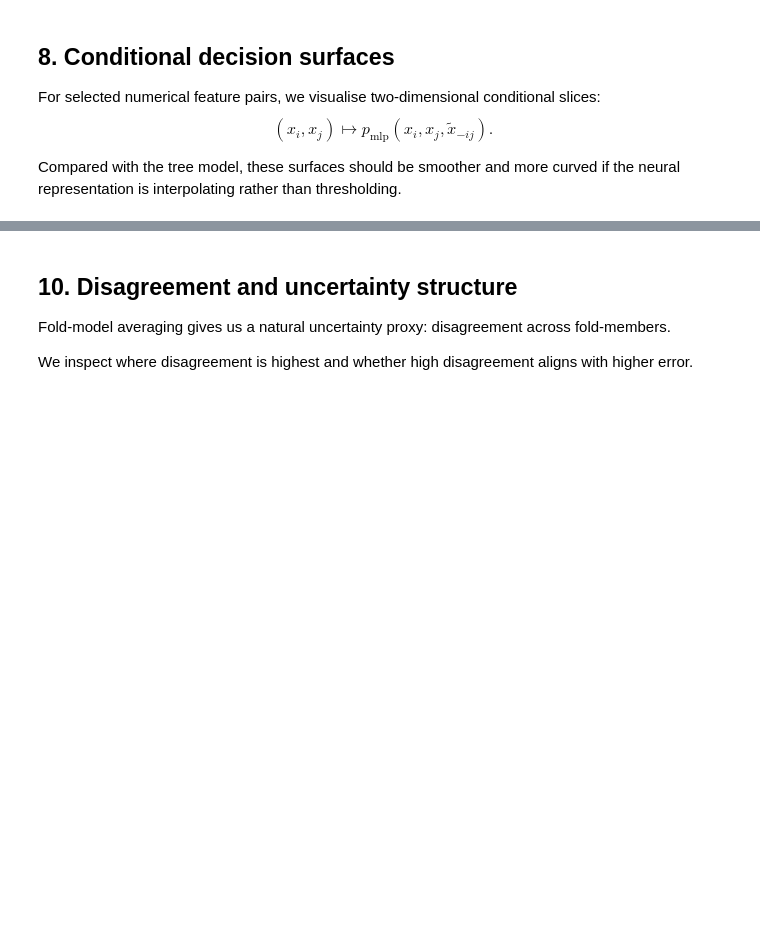
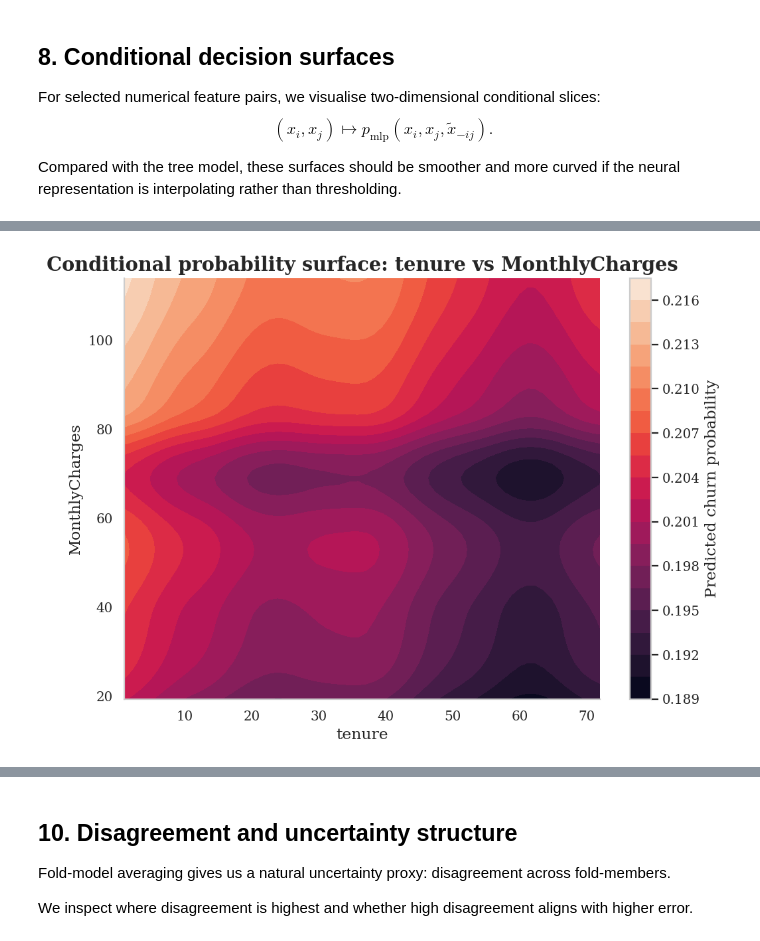
Before and after one commit to AbhishekDey03/Predicting-Churn, a Jupyter notebook: realmlp_xai_study_notebook.ipynb, the cells around one changed output, grey strips where cells are left out. Saved outputs shown, nothing was run; the diff lists cells and outputs as text; code cells hidden in the pictures; blank space fills up the shorter version.

```diff
--- a/realmlp_xai_study_notebook.ipynb
+++ b/realmlp_xai_study_notebook.ipynb
@@ -575,36 +936,61 @@ $$
 
 Compared with the tree model, these surfaces should be smoother and more curved if the neural representation is interpolating rather than thresholding.
 # %%
-def make_reference_raw_row(raw_df):
-    ref = {}
-    for c in raw_df.columns:
-        if c == cfg.target_col:
-            continue
-        s = raw_df[c]
-        if pd.api.types.is_numeric_dtype(s):
-            ref[c] = float(pd.to_numeric(s, errors="coerce").median())
-        else:
-            ref[c] = mode_value(s.astype(str))
-    return pd.Series(ref)
+def plot_realmlp_surface_arrays(
+    realmlp_bundle,
+    fold_cache,
+    feature_x,
+    feature_y,
+    grid_n=60,
+    q_low=0.02,
+    q_high=0.98,
+    eval_bs=32768,
+):
+    feature_names = list(realmlp_bundle["NUMS"])
+    feat_to_idx = {f: i for i, f in enumerate(feature_names)}
 
-def plot_realmlp_surface(raw_df, feature_x, feature_y, grid_n=60, q_low=0.02, q_high=0.98):
-    ref = make_reference_raw_row(raw_df)
-    xs = np.linspace(pd.to_numeric(raw_df[feature_x], errors="coerce").quantile(q_low),
-                     pd.to_numeric(raw_df[feature_x], errors="coerce").quantile(q_high),
-                     grid_n)
-    ys = np.linspace(pd.to_numeric(raw_df[feature_y], errors="coerce").quantile(q_low),
-                     pd.to_numeric(raw_df[feature_y], errors="coerce").quantile(q_high),
-                     grid_n)
+    if feature_x not in feat_to_idx or feature_y not in feat_to_idx:
+        raise KeyError(
+            f"Both features must be in realmlp_bundle['NUMS']. "
+            f"Missing: {[f for f in [feature_x, feature_y] if f not in feat_to_idx]}"
+        )
 
-    mesh_parts = []
-    for yv in ys:
-        tmp = pd.DataFrame([ref] * len(xs))
-        tmp[feature_x] = xs
-        tmp[feature_y] = yv
-        mesh_parts.append(tmp)
-    mesh = pd.concat(mesh_parts, axis=0, ignore_index=True)
+    X_num_full = realmlp_bundle["X_num"].astype(np.float32)
+    X_cat_full = realmlp_bundle["X_cat"].astype(np.int64)
 
-    out = predict_realmlp_custom(mesh, realmlp_bundle, cfg, fold_cache)
+    jx = feat_to_idx[feature_x]
+    jy = feat_to_idx[feature_y]
+
+    x_col = X_num_full[:, jx].astype(np.float64)
+    y_col = X_num_full[:, jy].astype(np.float64)
+
+    xs = np.linspace(np.quantile(x_col, q_low), np.quantile(x_col, q_high), grid_n)
+    ys = np.linspace(np.quantile(y_col, q_low), np.quantile(y_col, q_high), grid_n)
+
+    # reference point = column medians in numeric input space,
+    # modal category codes in categorical input space
+    ref_num = np.median(X_num_full, axis=0).astype(np.float32)
+    ref_cat = np.zeros(X_cat_full.shape[1], dtype=np.int64)
+    for j in range(X_cat_full.shape[1]):
+        vals, counts = np.unique(X_cat_full[:, j], return_counts=True)
+        ref_cat[j] = vals[np.argmax(counts)]
+
+    # build grid
+    X_num_grid = np.repeat(ref_num[None, :], grid_n * grid_n, axis=0)
+    X_cat_grid = np.repeat(ref_cat[None, :], grid_n * grid_n, axis=0)
+
+    # write the 2D slice
+    xx, yy = np.meshgrid(xs, ys)
+    X_num_grid[:, jx] = xx.ravel().astype(np.float32)
+    X_num_grid[:, jy] = yy.ravel().astype(np.float32)
+
+    out = predict_realmlp_from_arrays(
+        X_num_grid,
+        X_cat_grid,
+        realmlp_bundle,
+        fold_cache,
+        eval_bs=eval_bs,
+    )
     z = out["mean_pred"].reshape(len(ys), len(xs))
 
     fig, ax = plt.subplots(figsize=(8, 6))
@@ -616,6 +1002,7 @@ def plot_realmlp_surface(raw_df, feature_x, feature_y, grid_n=60, q_low=0.02, q_
     plt.colorbar(cf, ax=ax, label="Predicted churn probability")
     return fig, ax
 
+
 surface_features = [
     ("tenure", "MonthlyCharges"),
     ("MonthlyCharges", "TotalCharges"),
@@ -624,7 +1011,17 @@ surface_features = [
 ]
 
 for a, b in surface_features:
-    if a in raw_train_no_id.columns and b in raw_train_no_id.columns:
-        fig, ax = plot_realmlp_surface(raw_train_no_id, a, b)
+    if a in realmlp_bundle["NUMS"] and b in realmlp_bundle["NUMS"]:
+        fig, ax = plot_realmlp_surface_arrays(
+            realmlp_bundle=realmlp_bundle,
+            fold_cache=fold_cache,
+            feature_x=a,
+            feature_y=b,
+            grid_n=60,
+            q_low=0.02,
+            q_high=0.98,
+            eval_bs=32768,
+        )
         savefig(cfg, f"realmlp_surface_{a}_{b}.png".replace("/", "_").replace(" ", "_"))
         plt.show()
+# %% [output]
@@ -630,0 +1029 @@ for a, b in surface_features:
+[figure, added]
```
Also changed, not shown: parts of 12 cells of this notebook, 2 other files.
